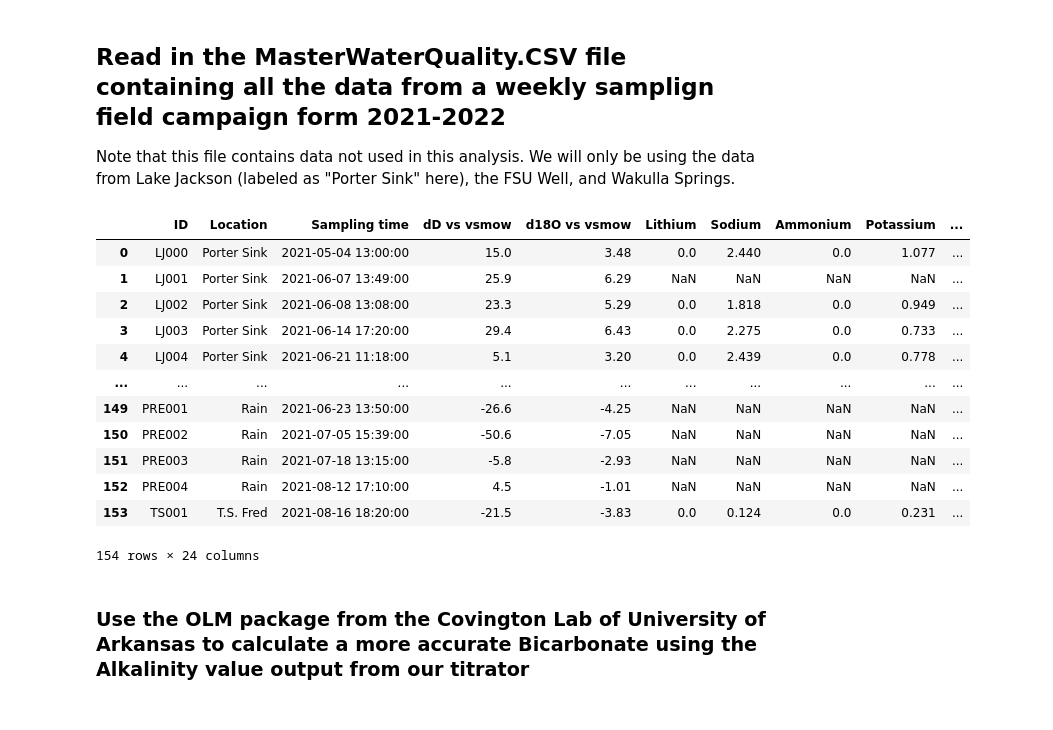
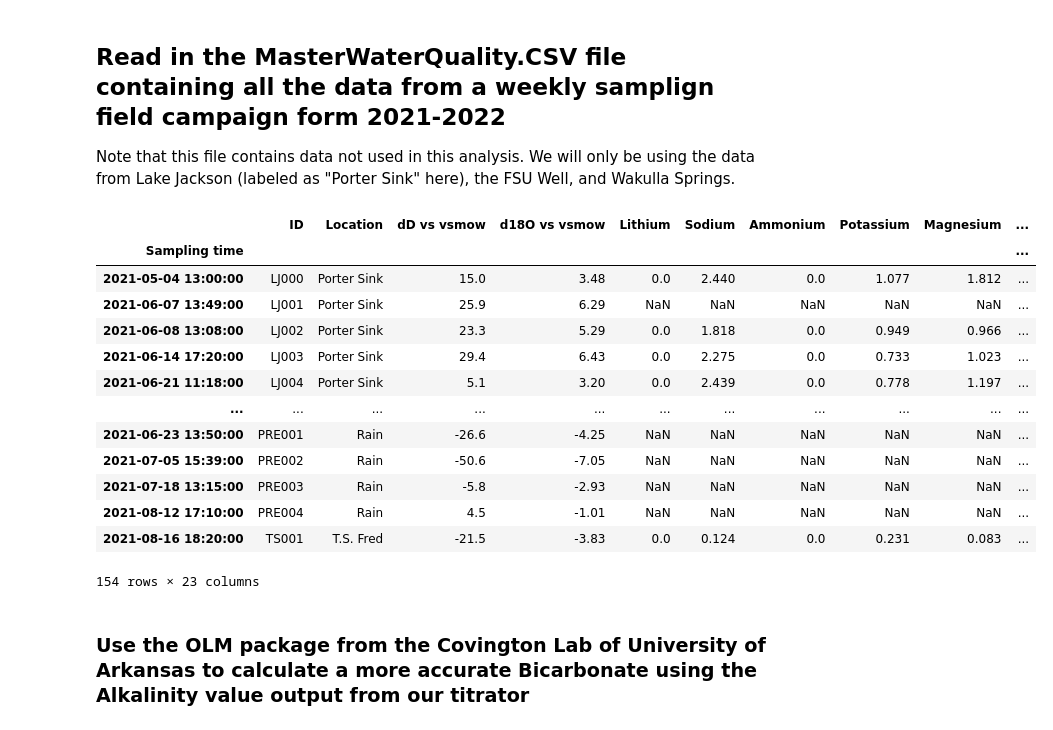
Before and after one commit to kylecompare/Hydrochemcial_SinkholeDryDown, a Jupyter notebook: code/01_WaterQuality.ipynb, the cells around one changed output. Cells and saved outputs as stored; diff of their text form; code cells hidden in the pictures.

```diff
--- a/code/01_WaterQuality.ipynb
+++ b/code/01_WaterQuality.ipynb
@@ -29,22 +29,24 @@ olm: 0.39
 
 Note that this file contains data not used in this analysis. We will only be using the data from Lake Jackson (labeled as "Porter Sink" here), the FSU Well, and Wakulla Springs.
 # %%
-wq_df = pd.read_csv('../data/MasterWaterQuality.csv', parse_dates=['Sampling time'])
+wq_df = pd.read_csv('../data/MasterWaterQuality.csv', parse_dates=['Sampling time'],
+                    index_col='Sampling time')
 wq_df
 # %% [output]
-|  | ID | Location | Sampling time | dD vs vsmow | d18O vs vsmow | Lithium | Sodium | Ammonium | Potassium | ... |
-| 0 | LJ000 | Porter Sink | 2021-05-04 13:00:00 | 15.0 | 3.48 | 0.0 | 2.440 | 0.0 | 1.077 | ... |
-| 1 | LJ001 | Porter Sink | 2021-06-07 13:49:00 | 25.9 | 6.29 | NaN | NaN | NaN | NaN | ... |
-| 2 | LJ002 | Porter Sink | 2021-06-08 13:08:00 | 23.3 | 5.29 | 0.0 | 1.818 | 0.0 | 0.949 | ... |
-| 3 | LJ003 | Porter Sink | 2021-06-14 17:20:00 | 29.4 | 6.43 | 0.0 | 2.275 | 0.0 | 0.733 | ... |
-| 4 | LJ004 | Porter Sink | 2021-06-21 11:18:00 | 5.1 | 3.20 | 0.0 | 2.439 | 0.0 | 0.778 | ... |
+|  | ID | Location | dD vs vsmow | d18O vs vsmow | Lithium | Sodium | Ammonium | Potassium | Magnesium | ... |
+| Sampling time |  |  |  |  |  |  |  |  |  | ... |
+| 2021-05-04 13:00:00 | LJ000 | Porter Sink | 15.0 | 3.48 | 0.0 | 2.440 | 0.0 | 1.077 | 1.812 | ... |
+| 2021-06-07 13:49:00 | LJ001 | Porter Sink | 25.9 | 6.29 | NaN | NaN | NaN | NaN | NaN | ... |
+| 2021-06-08 13:08:00 | LJ002 | Porter Sink | 23.3 | 5.29 | 0.0 | 1.818 | 0.0 | 0.949 | 0.966 | ... |
+| 2021-06-14 17:20:00 | LJ003 | Porter Sink | 29.4 | 6.43 | 0.0 | 2.275 | 0.0 | 0.733 | 1.023 | ... |
+| 2021-06-21 11:18:00 | LJ004 | Porter Sink | 5.1 | 3.20 | 0.0 | 2.439 | 0.0 | 0.778 | 1.197 | ... |
 | ... | ... | ... | ... | ... | ... | ... | ... | ... | ... | ... |
-| 149 | PRE001 | Rain | 2021-06-23 13:50:00 | -26.6 | -4.25 | NaN | NaN | NaN | NaN | ... |
-| 150 | PRE002 | Rain | 2021-07-05 15:39:00 | -50.6 | -7.05 | NaN | NaN | NaN | NaN | ... |
-| 151 | PRE003 | Rain | 2021-07-18 13:15:00 | -5.8 | -2.93 | NaN | NaN | NaN | NaN | ... |
-| 152 | PRE004 | Rain | 2021-08-12 17:10:00 | 4.5 | -1.01 | NaN | NaN | NaN | NaN | ... |
-| 153 | TS001 | T.S. Fred | 2021-08-16 18:20:00 | -21.5 | -3.83 | 0.0 | 0.124 | 0.0 | 0.231 | ... |
+| 2021-06-23 13:50:00 | PRE001 | Rain | -26.6 | -4.25 | NaN | NaN | NaN | NaN | NaN | ... |
+| 2021-07-05 15:39:00 | PRE002 | Rain | -50.6 | -7.05 | NaN | NaN | NaN | NaN | NaN | ... |
+| 2021-07-18 13:15:00 | PRE003 | Rain | -5.8 | -2.93 | NaN | NaN | NaN | NaN | NaN | ... |
+| 2021-08-12 17:10:00 | PRE004 | Rain | 4.5 | -1.01 | NaN | NaN | NaN | NaN | NaN | ... |
+| 2021-08-16 18:20:00 | TS001 | T.S. Fred | -21.5 | -3.83 | 0.0 | 0.124 | 0.0 | 0.231 | 0.083 | ... |
-154 rows × 24 columns
+154 rows × 23 columns
 # %% [markdown]
 ### Use the OLM package from the Covington Lab of University of Arkansas to calculate a more accurate Bicarbonate using the Alkalinity value output from our titrator
 # %%
```
Also changed, not shown: parts of 10 cells of this notebook, 5 other files.
